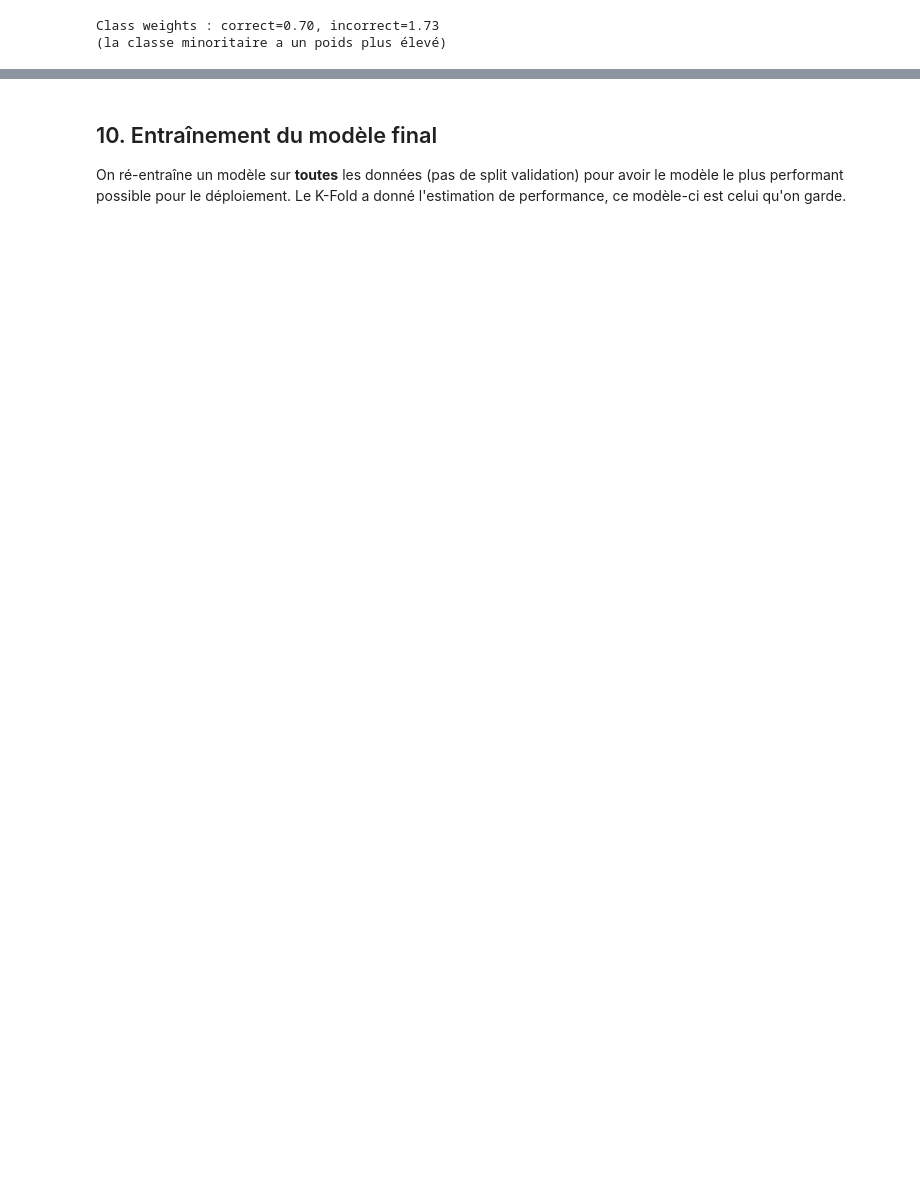
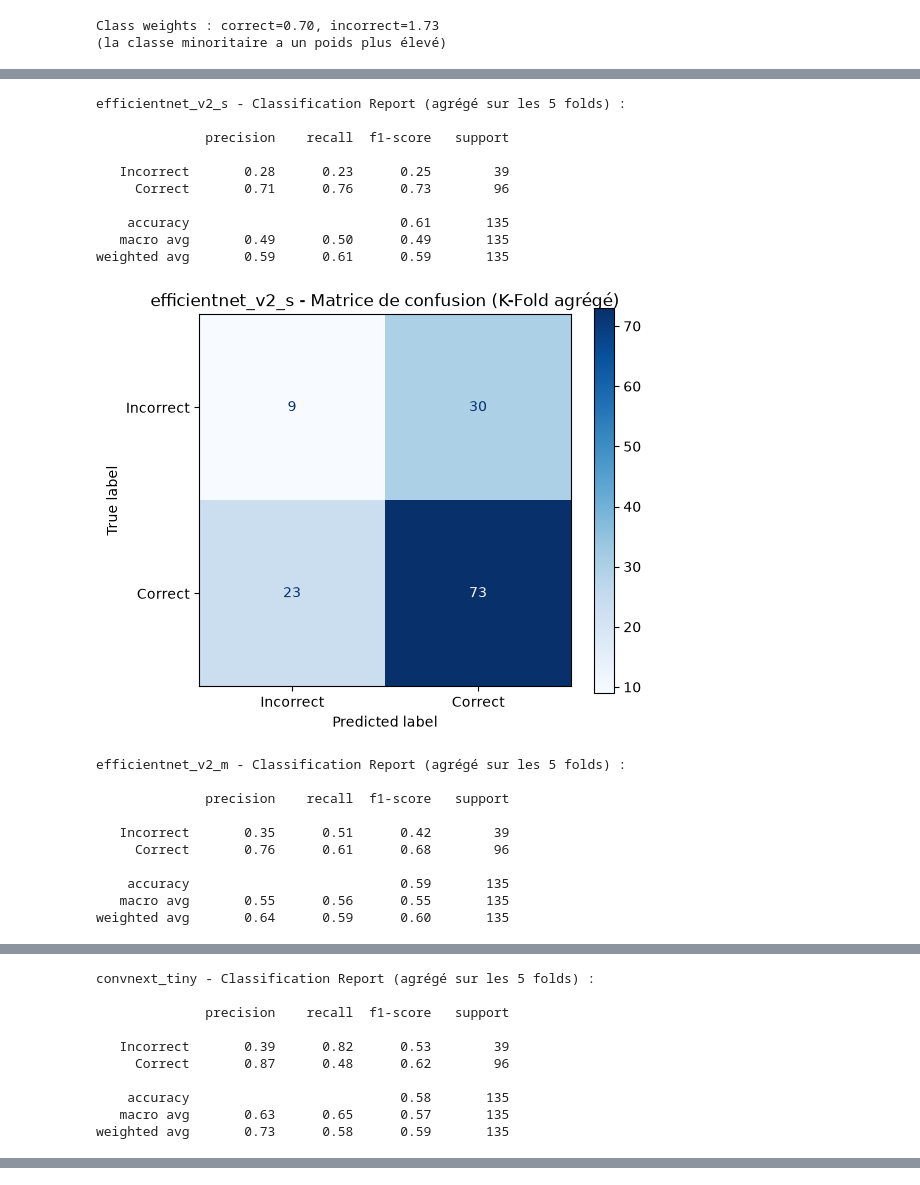
Before and after one commit to Sim0onn/Student-Answer-Scripts-UTM, a Jupyter notebook: notebooks/03_train_exercise_cnn.ipynb, the cells around one changed output, grey strips where cells are left out. Drawn from its saved outputs; the diff is of its cells as text; code cells hidden in the pictures; blank space fills up the shorter version.

Commit message:
add efficientnet_v2_m et convnext_tiny models

```diff
--- a/notebooks/03_train_exercise_cnn.ipynb
+++ b/notebooks/03_train_exercise_cnn.ipynb
@@ -33,20 +38,23 @@ PyTorch: 2.14.1+cpu
 # %% [markdown]
 ## 2. Configuration
 # %%
-# ===== À MODIFIER =====
-DATASET_ROOT = "../data/labeled/by_exercise"   # dossier avec q01/, q02/, ... contenant correct/ et incorrect/
-OUTPUT_DIR = "../outputs/exercise_cnn"    # dossier de sortie (modèles, résultats)
-# ======================
+DATASET_ROOT = "../data/labeled/by_exercise"   # exercises folder sorted into incorrect/correct
+OUTPUT_DIR = "../outputs/exercise_cnn"    # output folder for the CNN models
+MODEL_NAMES = ["efficientnet_v2_s", "efficientnet_v2_m", "convnext_tiny"]    # CNN models used
 
-# Hyperparamètres
+# Hyperparameters
 IMG_SIZE = 224
 BATCH_SIZE = 16
 EPOCHS = 30
 LEARNING_RATE = 1e-4
 N_FOLDS = 5
 SEED = 42
+UNFREEZE_AT_EPOCH = 15  # unfreeze the last layers after this epoch
 
-torch.manual_seed(SEED)
-np.random.seed(SEED)
+def set_seed(seed=SEED):
+    torch.manual_seed(seed)
+    np.random.seed(seed)
+
+set_seed()
 
 Path(OUTPUT_DIR).mkdir(parents=True, exist_ok=True)
@@ -332,12 +404,35 @@ Matrice de confusion et classification report sur l'ensemble du dataset (chaque
 # %%
-print("Classification Report (agrégé sur les 5 folds) :\n")
-print(classification_report(y, all_fold_preds,
-                            target_names=["Incorrect", "Correct"]))
+for name, result in results.items():
+    print(f"{name} - Classification Report (aggregated over the {N_FOLDS} folds):\n")
+    print(classification_report(y, result["preds"],
+                                target_names=["Incorrect", "Correct"], zero_division=0))
 
-cm = confusion_matrix(y, all_fold_preds)
-disp = ConfusionMatrixDisplay(cm, display_labels=["Incorrect", "Correct"])
-fig, ax = plt.subplots(figsize=(6, 5))
-disp.plot(ax=ax, cmap='Blues')
-plt.title("Matrice de confusion (K-Fold agrégé)")
-plt.savefig(f"{OUTPUT_DIR}/confusion_matrix.png", dpi=150, bbox_inches='tight')
-plt.show()
+    cm = confusion_matrix(y, result["preds"])
+    disp = ConfusionMatrixDisplay(cm, display_labels=["Incorrect", "Correct"])
+    fig, ax = plt.subplots(figsize=(6, 5))
+    disp.plot(ax=ax, cmap='Blues')
+    plt.title(f"{name} - Confusion matrix (aggregated K-Fold)")
+    plt.savefig(f"{OUTPUT_DIR}/{name}/confusion_matrix.png", dpi=150, bbox_inches='tight')
+    plt.show()
+# %% [output]
+efficientnet_v2_s - Classification Report (agrégé sur les 5 folds) :
+
+              precision    recall  f1-score   support
+
+   Incorrect       0.28      0.23      0.25        39
+     Correct       0.71      0.76      0.73        96
+
+    accuracy                           0.61       135
+   macro avg       0.49      0.50      0.49       135
+weighted avg       0.59      0.61      0.59       135
+[figure, added]
+efficientnet_v2_m - Classification Report (agrégé sur les 5 folds) :
+
+              precision    recall  f1-score   support
+
+   Incorrect       0.35      0.51      0.42        39
+     Correct       0.76      0.61      0.68        96
+
+    accuracy                           0.59       135
+   macro avg       0.55      0.56      0.55       135
+weighted avg       0.64      0.59      0.60       135
@@ -343,0 +440,10 @@ plt.show()
+convnext_tiny - Classification Report (agrégé sur les 5 folds) :
+
+              precision    recall  f1-score   support
+
+   Incorrect       0.39      0.82      0.53        39
+     Correct       0.87      0.48      0.62        96
+
+    accuracy                           0.58       135
+   macro avg       0.63      0.65      0.57       135
+weighted avg       0.73      0.58      0.59       135
@@ -344,4 +450,0 @@ plt.show()
-# %% [markdown]
-## 10. Entraînement du modèle final
-
-On ré-entraîne un modèle sur **toutes** les données (pas de split validation) pour avoir le modèle le plus performant possible pour le déploiement. Le K-Fold a donné l'estimation de performance, ce modèle-ci est celui qu'on garde.
```
Also changed, not shown: parts of 30 cells of this notebook, 15 other files.
